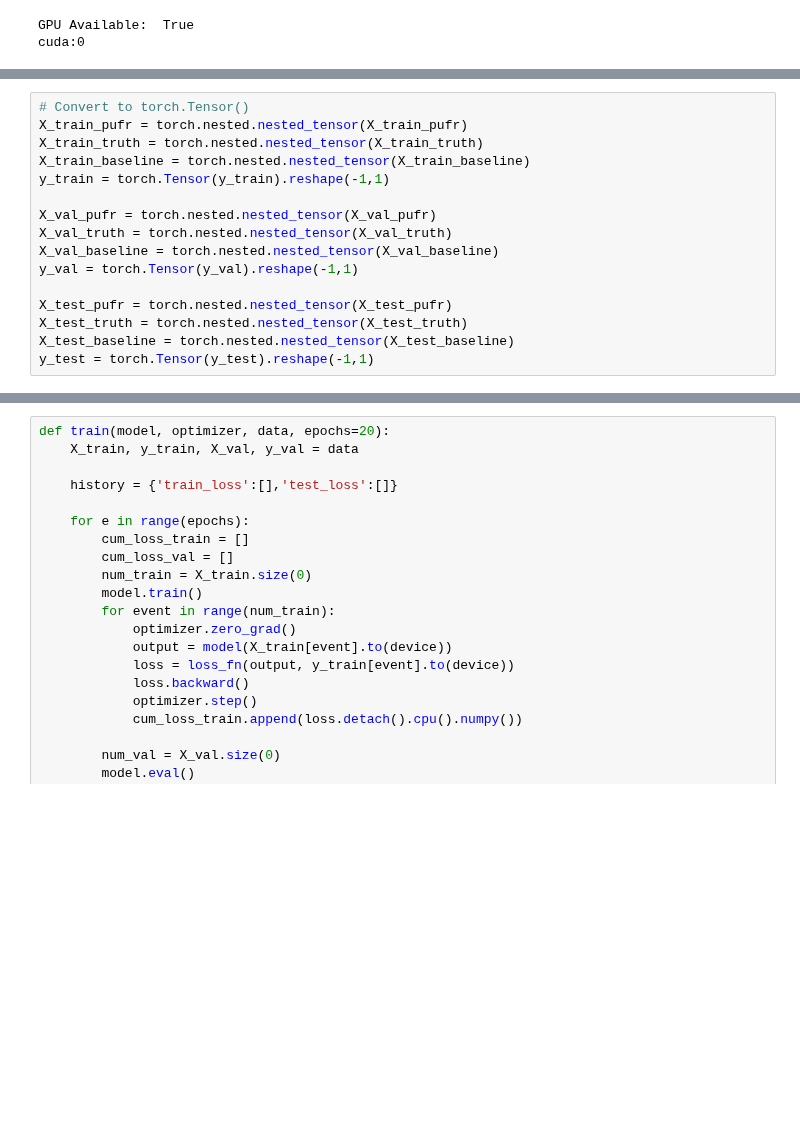
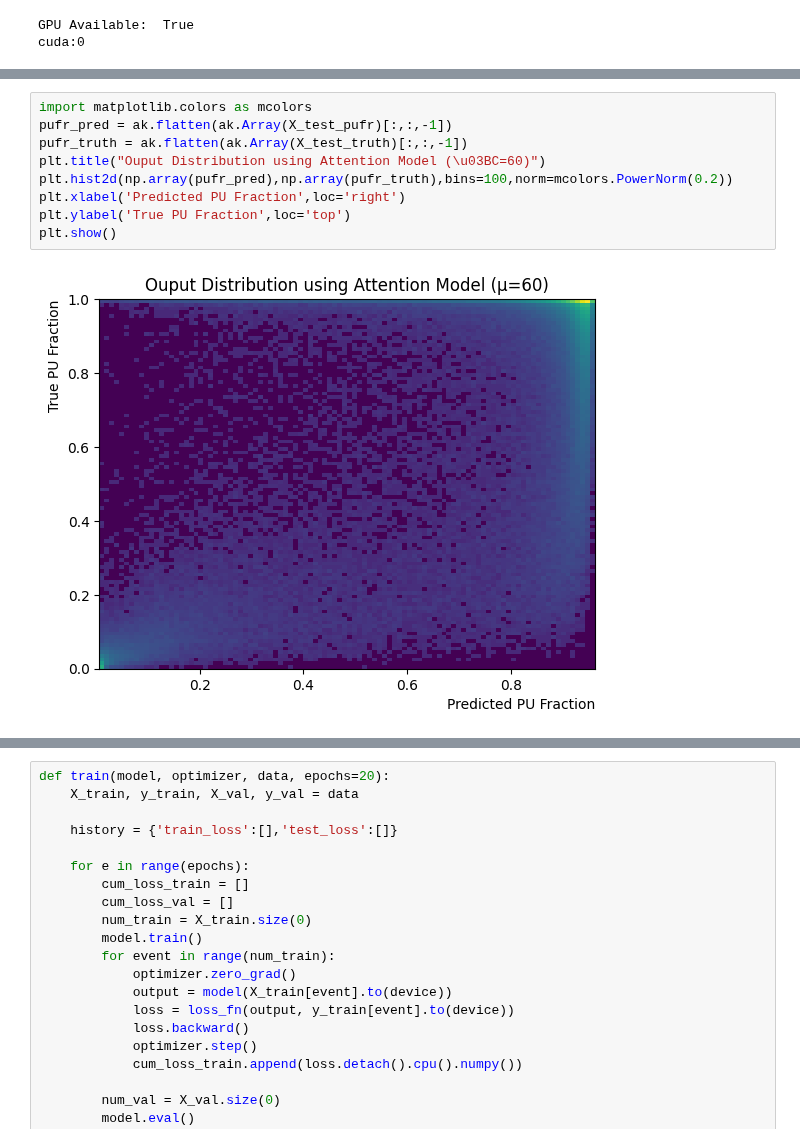
Before and after one commit to LukeV37/Pileup_Project, a Jupyter notebook: analysis/DiHiggs_4b_Attention_Classifier_PRED_PUFR.ipynb, the cells around one changed output, grey strips where cells are left out. Cells and saved outputs as stored; diff of their text form; blank space fills up the shorter version.

```diff
--- a/analysis/DiHiggs_4b_Attention_Classifier_PRED_PUFR.ipynb
+++ b/analysis/DiHiggs_4b_Attention_Classifier_PRED_PUFR.ipynb
@@ -225,16 +190,11 @@ plt.show()
-# %%
-# Convert to torch.Tensor()
-X_train_pufr = torch.nested.nested_tensor(X_train_pufr)
-X_train_truth = torch.nested.nested_tensor(X_train_truth)
-X_train_baseline = torch.nested.nested_tensor(X_train_baseline)
-y_train = torch.Tensor(y_train).reshape(-1,1)
-
-X_val_pufr = torch.nested.nested_tensor(X_val_pufr)
-X_val_truth = torch.nested.nested_tensor(X_val_truth)
-X_val_baseline = torch.nested.nested_tensor(X_val_baseline)
-y_val = torch.Tensor(y_val).reshape(-1,1)
-
-X_test_pufr = torch.nested.nested_tensor(X_test_pufr)
-X_test_truth = torch.nested.nested_tensor(X_test_truth)
-X_test_baseline = torch.nested.nested_tensor(X_test_baseline)
-y_test = torch.Tensor(y_test).reshape(-1,1)
+# %%
+import matplotlib.colors as mcolors
+pufr_pred = ak.flatten(ak.Array(X_test_pufr)[:,:,-1])
+pufr_truth = ak.flatten(ak.Array(X_test_truth)[:,:,-1])
+plt.title("Ouput Distribution using Attention Model (\u03BC=60)")
+plt.hist2d(np.array(pufr_pred),np.array(pufr_truth),bins=100,norm=mcolors.PowerNorm(0.2))
+plt.xlabel('Predicted PU Fraction',loc='right')
+plt.ylabel('True PU Fraction',loc='top')
+plt.show()
+# %% [output]
+[figure, added]
```
Also changed, not shown: parts of 10 cells of this notebook.
